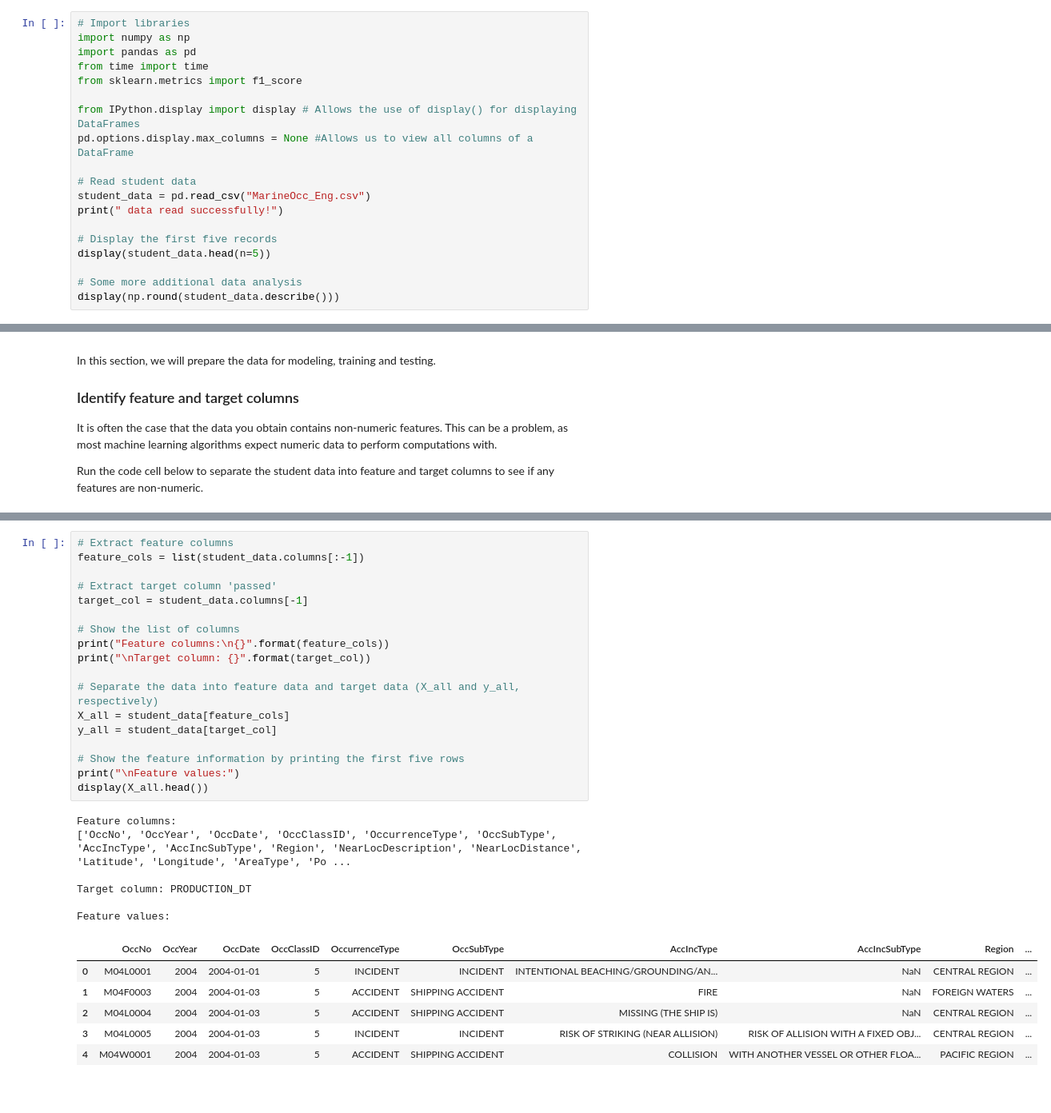
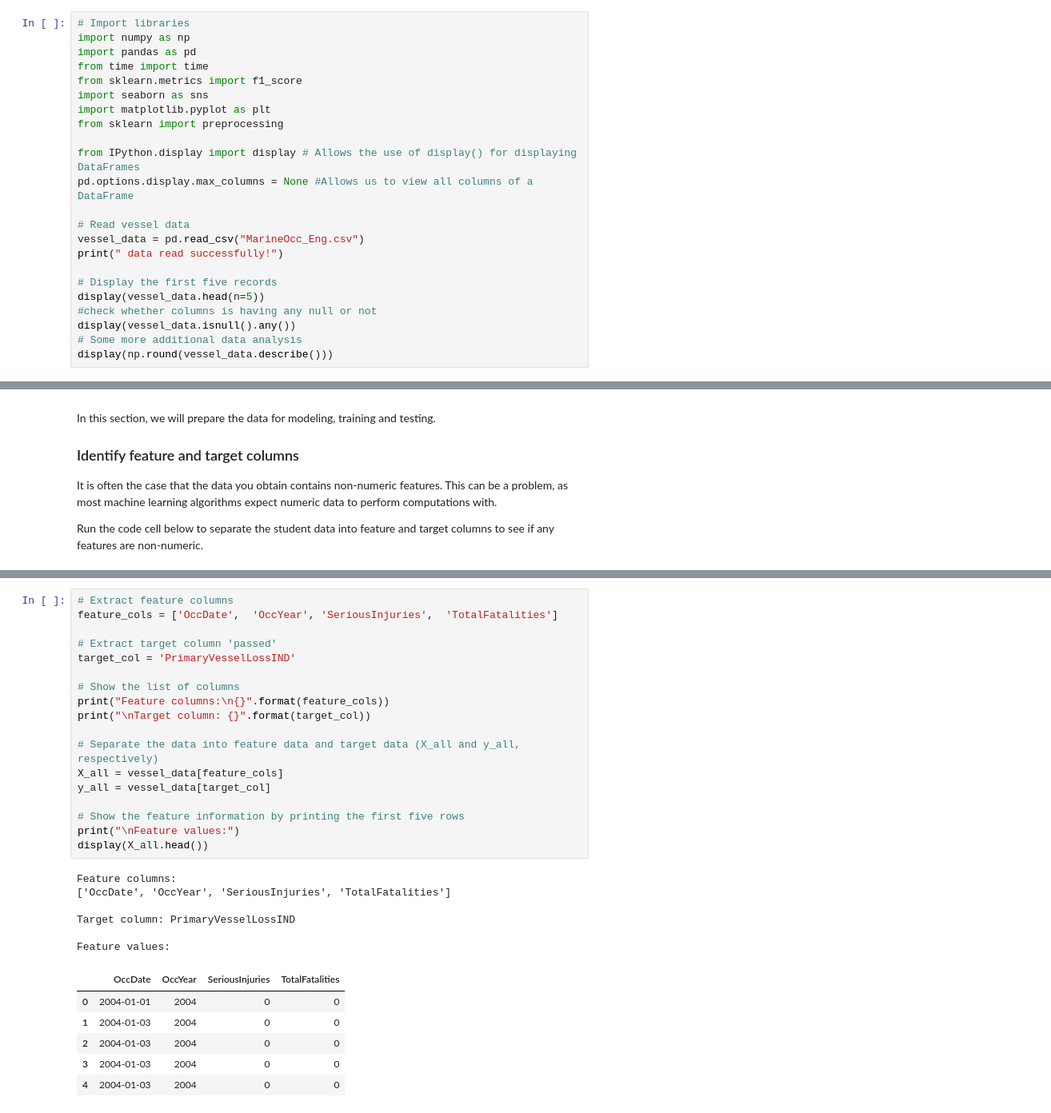
Before and after one commit to Webrusterkk/NewbieAI, a Jupyter notebook: Dynamic Pricing.ipynb, the cells around one changed output, grey strips where cells are left out. Shown: that part at 80% size. Saved outputs shown, nothing was run; the diff lists cells and outputs as text; blank space fills up the shorter version.

```diff
--- a/Dynamic Pricing.ipynb
+++ b/Dynamic Pricing.ipynb
@@ -24,19 +24,23 @@ import numpy as np
 import pandas as pd
 from time import time
 from sklearn.metrics import f1_score
+import seaborn as sns
+import matplotlib.pyplot as plt
+from sklearn import preprocessing
 
 from IPython.display import display # Allows the use of display() for displaying DataFrames
 pd.options.display.max_columns = None #Allows us to view all columns of a DataFrame
 
-# Read student data
-student_data = pd.read_csv("MarineOcc_Eng.csv")
+# Read vessel data
+vessel_data = pd.read_csv("MarineOcc_Eng.csv")
 print(" data read successfully!")
 
 # Display the first five records
-display(student_data.head(n=5))
-
+display(vessel_data.head(n=5))
+#check whether columns is having any null or not
+display(vessel_data.isnull().any())
 # Some more additional data analysis
-display(np.round(student_data.describe()))
+display(np.round(vessel_data.describe()))
 # %% [output]
  data read successfully!
 |  | OccNo | OccYear | OccDate | OccClassID | OccurrenceType | OccSubType | AccIncType | AccIncSubType | Region | ... |
@@ -103,34 +123,34 @@ Run the code cell below to separate the student data into feature and target col
 # %%
 # Extract feature columns
-feature_cols = list(student_data.columns[:-1])
+feature_cols = ['OccDate',  'OccYear', 'SeriousInjuries',  'TotalFatalities']
 
 # Extract target column 'passed'
-target_col = student_data.columns[-1]
+target_col = 'PrimaryVesselLossIND'
 
 # Show the list of columns
 print("Feature columns:\n{}".format(feature_cols))
 print("\nTarget column: {}".format(target_col))
 
 # Separate the data into feature data and target data (X_all and y_all, respectively)
-X_all = student_data[feature_cols]
-y_all = student_data[target_col]
+X_all = vessel_data[feature_cols]
+y_all = vessel_data[target_col]
 
 # Show the feature information by printing the first five rows
 print("\nFeature values:")
 display(X_all.head())
 # %% [output]
 Feature columns:
-['OccNo', 'OccYear', 'OccDate', 'OccClassID', 'OccurrenceType', 'OccSubType', 'AccIncType', 'AccIncSubType', 'Region', 'NearLocDescription', 'NearLocDistance', 'Latitude', 'Longitude', 'AreaType', 'Po ...
+['OccDate', 'OccYear', 'SeriousInjuries', 'TotalFatalities']
 
-Target column: PRODUCTION_DT
+Target column: PrimaryVesselLossIND
 
 Feature values:
-|  | OccNo | OccYear | OccDate | OccClassID | OccurrenceType | OccSubType | AccIncType | AccIncSubType | Region | ... |
-| 0 | M04L0001 | 2004 | 2004-01-01 | 5 | INCIDENT | INCIDENT | INTENTIONAL BEACHING/GROUNDING/AN... | NaN | CENTRAL REGION | ... |
-| 1 | M04F0003 | 2004 | 2004-01-03 | 5 | ACCIDENT | SHIPPING ACCIDENT | FIRE | NaN | FOREIGN WATERS | ... |
-| 2 | M04L0004 | 2004 | 2004-01-03 | 5 | ACCIDENT | SHIPPING ACCIDENT | MISSING (THE SHIP IS) | NaN | CENTRAL REGION | ... |
-| 3 | M04L0005 | 2004 | 2004-01-03 | 5 | INCIDENT | INCIDENT | RISK OF STRIKING (NEAR ALLISION) | RISK OF ALLISION WITH A FIXED OBJ... | CENTRAL REGION | ... |
-| 4 | M04W0001 | 2004 | 2004-01-03 | 5 | ACCIDENT | SHIPPING ACCIDENT | COLLISION | WITH ANOTHER VESSEL OR OTHER FLOA... | PACIFIC REGION | ... |
+|  | OccDate | OccYear | SeriousInjuries | TotalFatalities |
+| 0 | 2004-01-01 | 2004 | 0 | 0 |
+| 1 | 2004-01-03 | 2004 | 0 | 0 |
+| 2 | 2004-01-03 | 2004 | 0 | 0 |
+| 3 | 2004-01-03 | 2004 | 0 | 0 |
+| 4 | 2004-01-03 | 2004 | 0 | 0 |
 # %% [markdown]
 ### Preprocess Feature Columns
 
```
Also changed, not shown: parts of 8 cells of this notebook, 3 other files.
